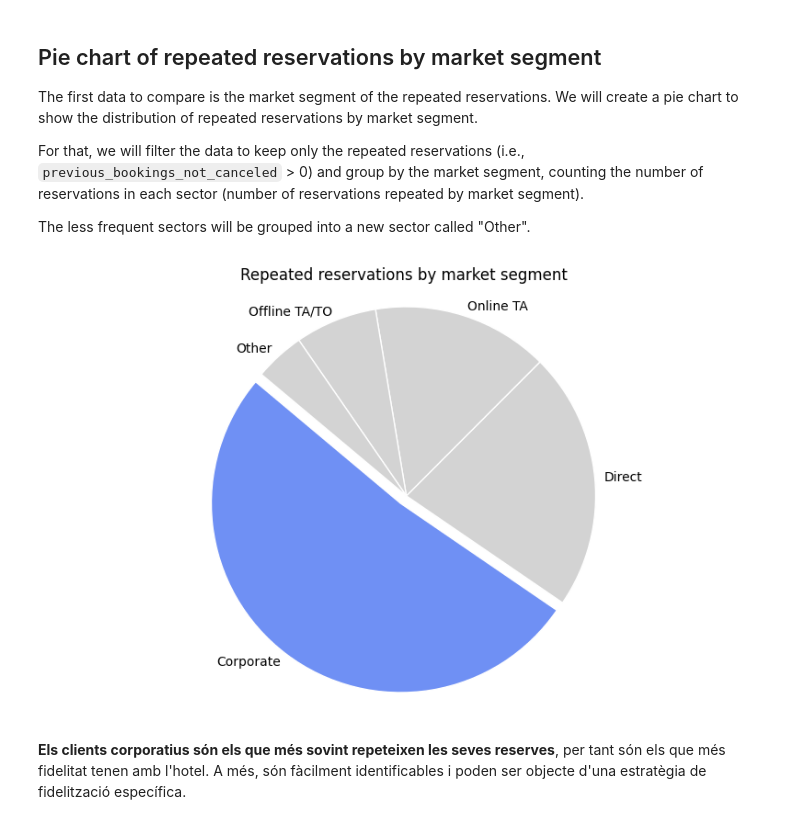
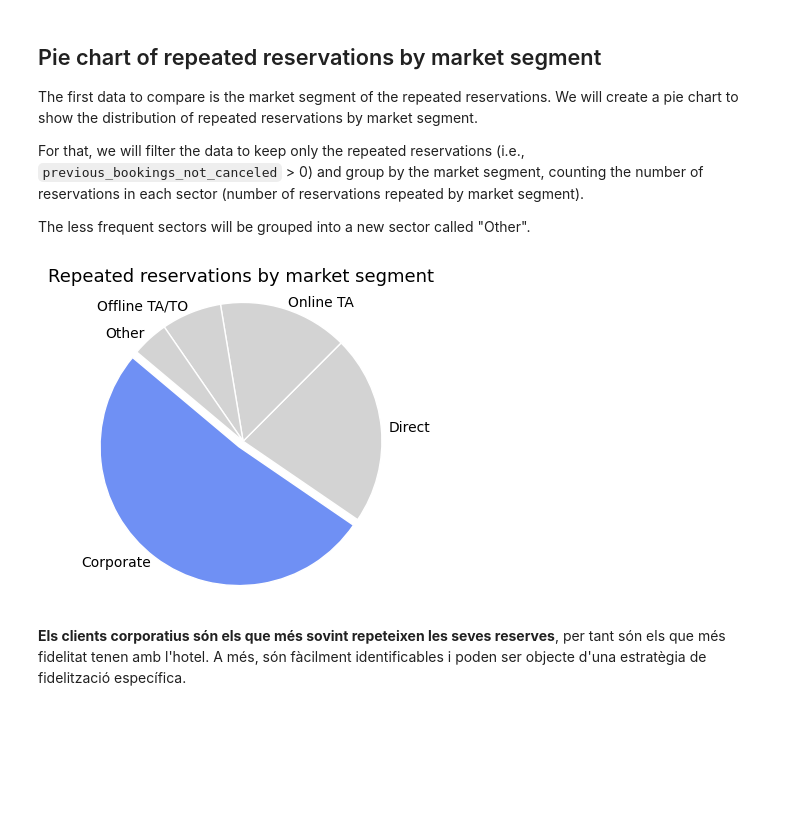
Before and after one commit to FrancescRaga/francescraga.github.io, a Jupyter notebook: PAC3/hotel_bookings.ipynb, the cells around one changed output. Cells and saved outputs as stored; diff of their text form; code cells hidden in the pictures; blank space fills up the shorter version.

```diff
--- a/PAC3/hotel_bookings.ipynb
+++ b/PAC3/hotel_bookings.ipynb
@@ -169,31 +169,32 @@ The less frequent sectors will be grouped into a new sector called "Other".
 # %%
 # Create a copy of the data
 pie_data = data.copy()
 
 # Replace the sectors "Complementary", "Aviation", and "Groups" with "Other"
 pie_data['market_segment'] = pie_data['market_segment'].replace(['Complementary', 'Aviation', 'Groups'], 'Other')
 
 # Filter the data
 pie_data = pie_data[pie_data['previous_bookings_not_canceled'] > 0]
 
 # Group by market sector and count
 pie_data = pie_data['market_segment'].value_counts()
 
 # Pie chart
-plt.figure(figsize=(10, 6))
+plt.figure(figsize=(4, 4))
 plt.pie(pie_data,
         labels=pie_data.index,
         startangle=140,
         colors=['#6F90F4', 'lightgrey', 'lightgrey', 'lightgrey', 'lightgrey'],
         # He usat #6F90F4 enlloc de cornflowerblue per a poder utilitzar el mateix color exacte per al text
         wedgeprops={'edgecolor': 'white'},
         explode=(0.05, 0, 0, 0, 0),
         labeldistance=1.05)
 plt.axis('equal')
-plt.title('Repeated reservations by market segment')
+plt.title('Repeated reservations by market segment', fontsize=13)
+plt.savefig('figures/pie_chart.png')
 plt.show()
 # %% [output]
-[figure, old version]
+[figure, new version]
 # %% [markdown]
 **Els clients corporatius són els que més sovint repeteixen les seves reserves**, per tant són els que més fidelitat tenen amb l'hotel. A més, són fàcilment identificables i poden ser objecte d'una estratègia de fidelització específica.
 # %%
```
Also changed, not shown: parts of 2 cells of this notebook, 5 other files.
